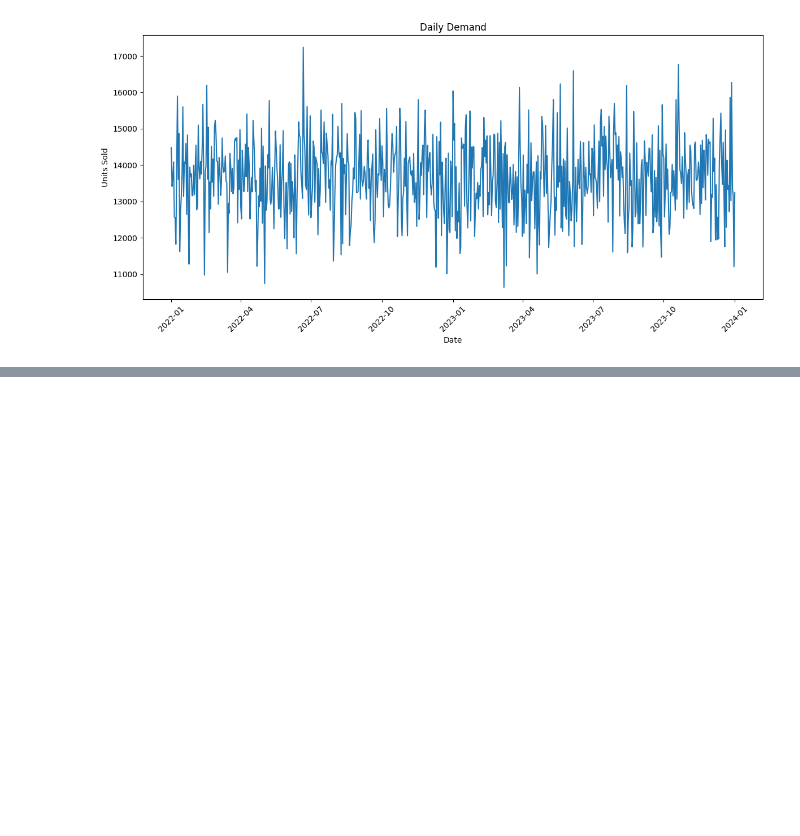
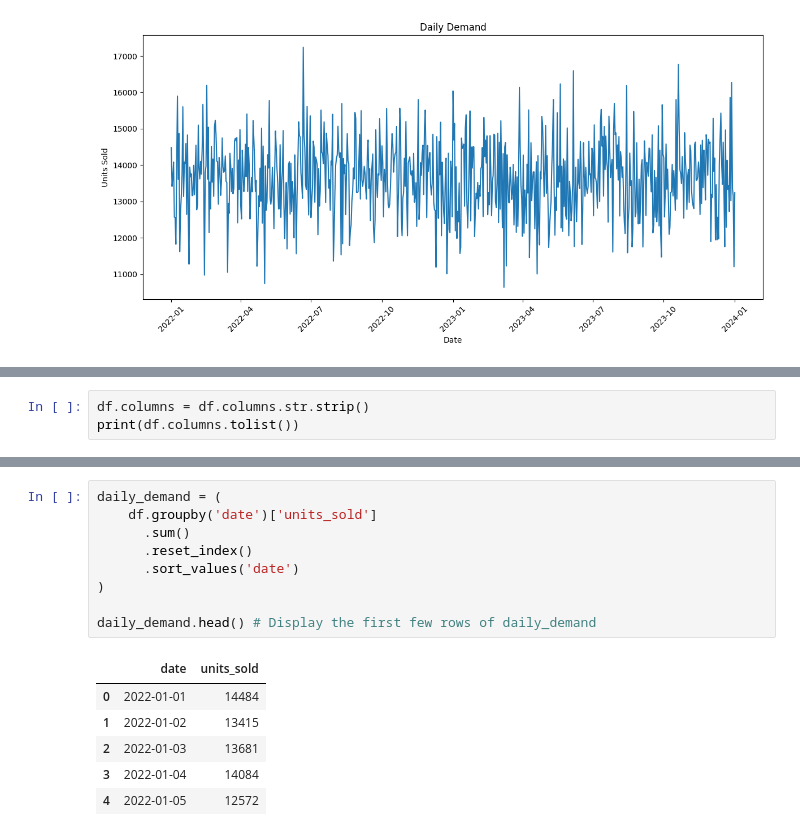
Before and after one commit to chinenyennabude/UK_Retail_Customer_Demand_Forecasting, a Jupyter notebook: notebooks/01_data_exploration.ipynb, the cells around one changed output, grey strips where cells are left out. Drawn from its saved outputs; the diff is of its cells as text; blank space fills up the shorter version.

Commit message:
Resolve schema issue and create daily demand time series

```diff
--- a/notebooks/01_data_exploration.ipynb
+++ b/notebooks/01_data_exploration.ipynb
@@ -121,0 +134,3 @@ plt.show()
+# %%
+df.columns = df.columns.str.strip()
+print(df.columns.tolist())
@@ -121,0 +148,16 @@ plt.show()
+# %%
+daily_demand = (
+    df.groupby('date')['units_sold']
+      .sum()
+      .reset_index()
+      .sort_values('date')
+)
+
+daily_demand.head() # Display the first few rows of daily_demand
+# %% [output]
+|  | date | units_sold |
+| 0 | 2022-01-01 | 14484 |
+| 1 | 2022-01-02 | 13415 |
+| 2 | 2022-01-03 | 13681 |
+| 3 | 2022-01-04 | 14084 |
+| 4 | 2022-01-05 | 12572 |
```
Also changed, not shown: parts of 4 cells of this notebook.
